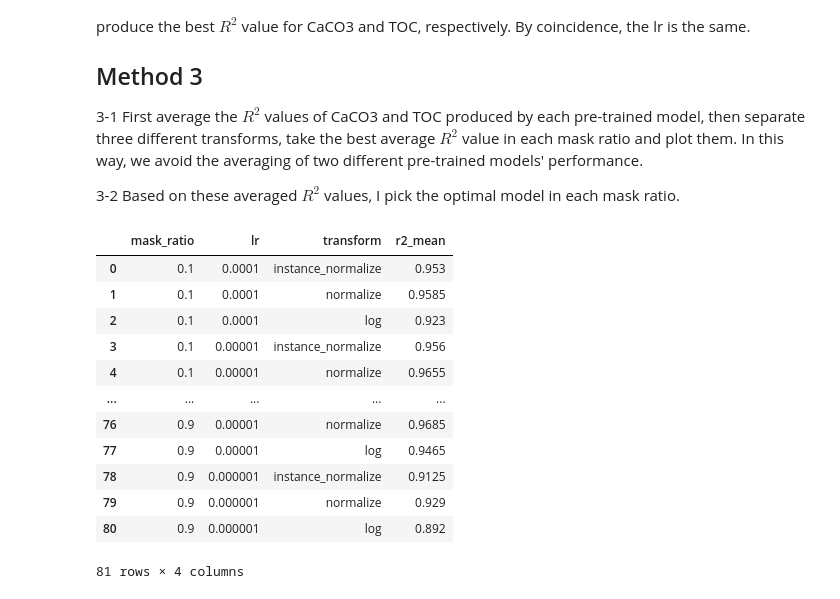
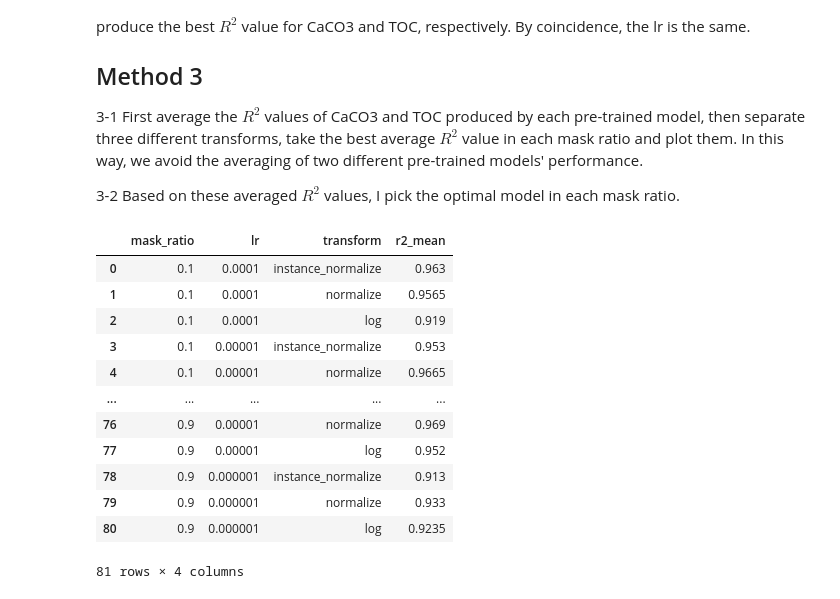
Before and after one commit to dispink/xpt, a Jupyter notebook: notebooks/finetune_05.ipynb, the cells around one changed output. Saved outputs shown, nothing was run; the diff lists cells and outputs as text; code cells hidden in the pictures.

```diff
--- a/notebooks/finetune_05.ipynb
+++ b/notebooks/finetune_05.ipynb
@@ -188,25 +188,25 @@ As a result, we then take the model pre-trained with 0.6 mask ratio as the optim
 3-2 Based on these averaged $R^{2}$ values, I pick the optimal model in each mask ratio.
 # %%
 r2_mean_df = pd.DataFrame()
-for i in range(1, len(df), 2):
+for i in range(0, len(df), 2):
     r2_mean = df.loc[i:i+1, "r_square"].mean()
     tmp_df = df.iloc[i, :3].copy()
     tmp_df["r2_mean"] = r2_mean
     r2_mean_df = pd.concat([r2_mean_df, tmp_df], axis=1)
 
 r2_mean_df = r2_mean_df.T.reset_index(drop=True)
 r2_mean_df
 # %% [output]
 |  | mask_ratio | lr | transform | r2_mean |
-| 0 | 0.1 | 0.0001 | instance_normalize | 0.953 |
-| 1 | 0.1 | 0.0001 | normalize | 0.9585 |
-| 2 | 0.1 | 0.0001 | log | 0.923 |
-| 3 | 0.1 | 0.00001 | instance_normalize | 0.956 |
-| 4 | 0.1 | 0.00001 | normalize | 0.9655 |
+| 0 | 0.1 | 0.0001 | instance_normalize | 0.963 |
+| 1 | 0.1 | 0.0001 | normalize | 0.9565 |
+| 2 | 0.1 | 0.0001 | log | 0.919 |
+| 3 | 0.1 | 0.00001 | instance_normalize | 0.953 |
+| 4 | 0.1 | 0.00001 | normalize | 0.9665 |
 | ... | ... | ... | ... | ... |
-| 76 | 0.9 | 0.00001 | normalize | 0.9685 |
-| 77 | 0.9 | 0.00001 | log | 0.9465 |
-| 78 | 0.9 | 0.000001 | instance_normalize | 0.9125 |
-| 79 | 0.9 | 0.000001 | normalize | 0.929 |
-| 80 | 0.9 | 0.000001 | log | 0.892 |
+| 76 | 0.9 | 0.00001 | normalize | 0.969 |
+| 77 | 0.9 | 0.00001 | log | 0.952 |
+| 78 | 0.9 | 0.000001 | instance_normalize | 0.913 |
+| 79 | 0.9 | 0.000001 | normalize | 0.933 |
+| 80 | 0.9 | 0.000001 | log | 0.9235 |
 81 rows × 4 columns
```
Also changed, not shown: parts of 5 cells of this notebook.
